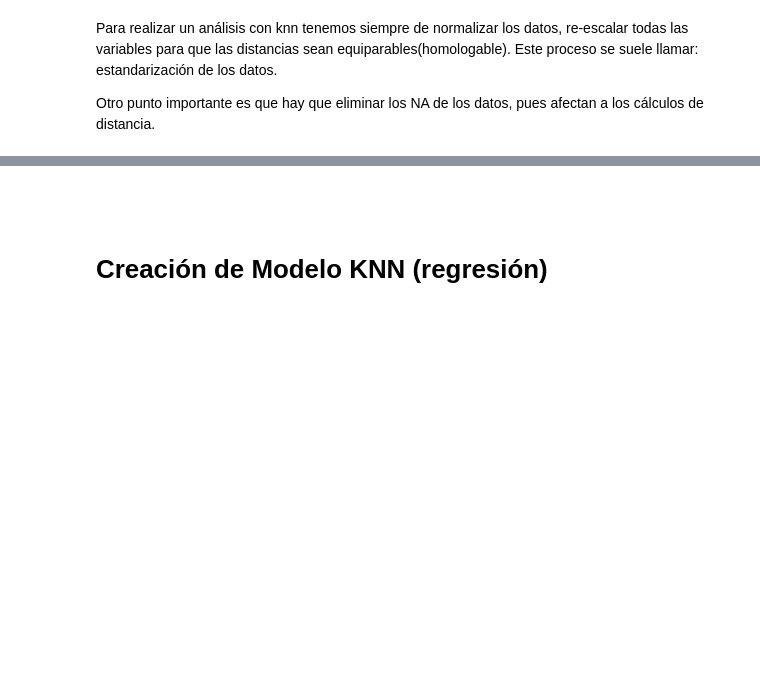
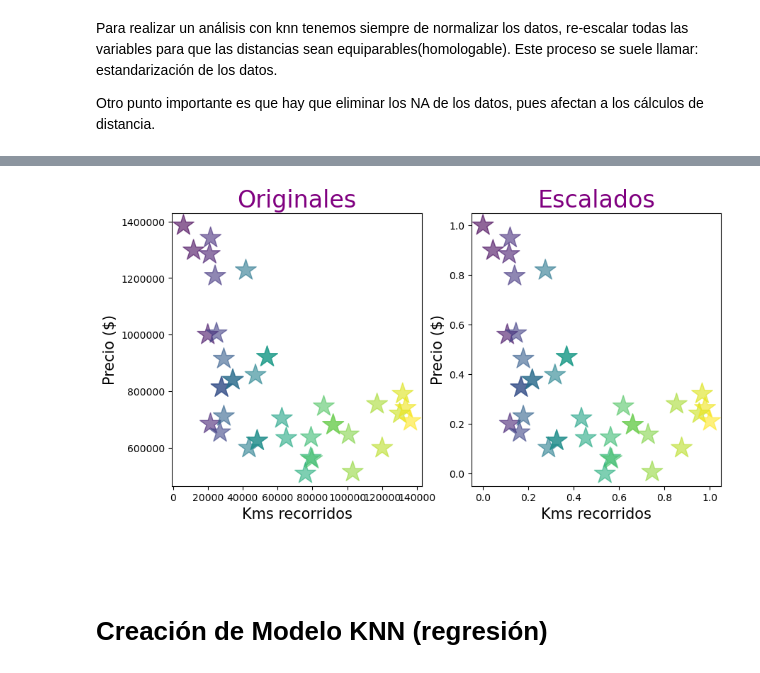
Before and after one commit to LuisaLopezVazquez/Seminario-Data-Science, a Jupyter notebook: Dia 1/3.-Machine Learning/Algoritmo KNN/regresion_knn.ipynb, the cells around one changed output, grey strips where cells are left out. Cells and saved outputs as stored; diff of their text form; code cells hidden in the pictures; blank space fills up the shorter version.

```diff
--- a/Dia 1/3.-Machine Learning/Algoritmo KNN/regresion_knn.ipynb
+++ b/Dia 1/3.-Machine Learning/Algoritmo KNN/regresion_knn.ipynb
@@ -18,3 +18,4 @@ import matplotlib.pyplot as plt
 from sklearn import preprocessing
 
 # Cargar datos
+carros = pd.read_csv("carros.csv")
@@ -24,3 +34,42 @@ from sklearn import preprocessing
+# %%
+# Graficar datos crudos: kms vs precio
+fig = plt.figure(figsize=(10,5))
+
+ax = fig.add_subplot(1,2,1)
+
+ax.scatter(carros["kms"], carros["precio"], marker="*", s=500, c=range(carros["kms"].size) , alpha=0.6 )
+
+ax.set_title("Originales", size=24, color ="purple")
+ax.set_ylabel("Precio ($)", size =15)
+ax.set_xlabel("Kms recorridos", size =15)
+ax.ticklabel_format(style="plain")
+
+
+# Escalamiento
+
+escala_kms = preprocessing.MinMaxScaler()
+
+escala_precio = preprocessing.MinMaxScaler()
+
+kms = escala_kms.fit_transform(carros["kms"].values.reshape(-1,1))
+
+precio = escala_kms.fit_transform(carros["precio"].values.reshape(-1,1))
+
+#Graficar los datos escalados
+
+ax = fig.add_subplot(1,2,2)
+
+
+ax.scatter(kms,precio, marker="*", s=500, c=range(kms.size) , alpha=0.6 )
+
+ax.set_title("Escalados", size=24, color ="purple")
+ax.set_ylabel("Precio ($)", size =15)
+ax.set_xlabel("Kms recorridos", size =15)
+ax.ticklabel_format(style="plain")
+
+plt.show()
+# %% [output]
+[figure, added]
 # %% [markdown]
 <br><br>
 # Creación de Modelo KNN (regresión)
```
Also changed, not shown: parts of 2 cells of this notebook, 5 other files.
